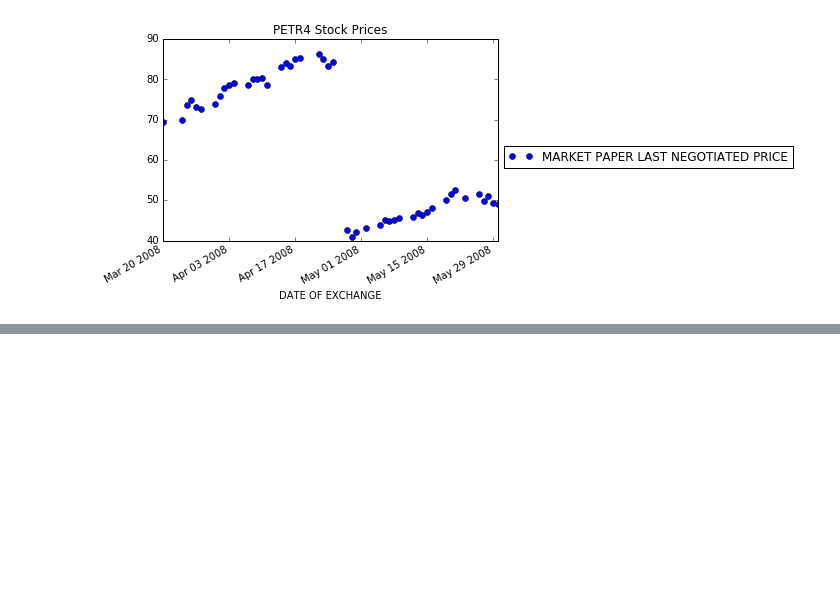
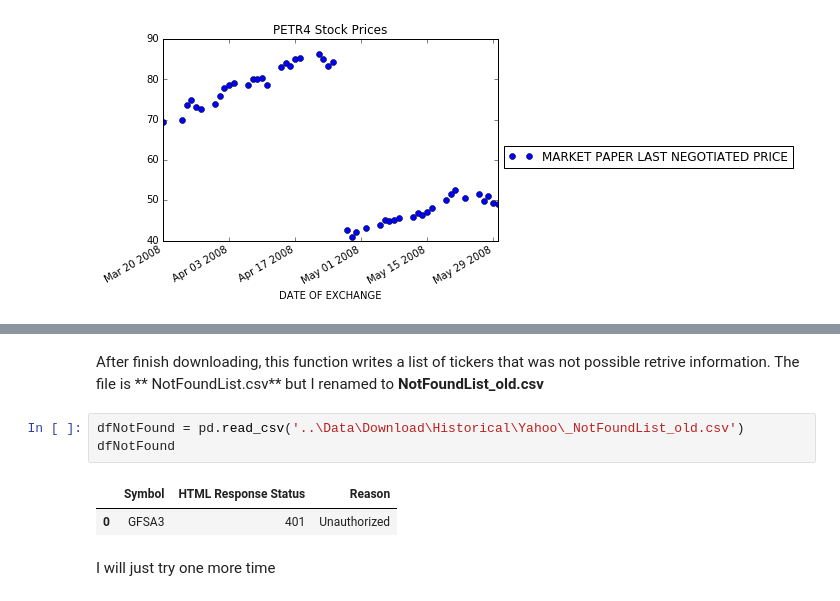
Before and after one commit to gabriel301/MLNanodregree, a Jupyter notebook: projects/capstone/CapstoneProject/Report/Capstone Report.ipynb, the cells around one changed output, grey strips where cells are left out. Saved outputs shown, nothing was run; the diff lists cells and outputs as text; blank space fills up the shorter version.

```diff
--- a/projects/capstone/CapstoneProject/Report/Capstone Report.ipynb
+++ b/projects/capstone/CapstoneProject/Report/Capstone Report.ipynb
@@ -262,0 +386,10 @@ dfPlot.plot(x='DATE OF EXCHANGE', y='MARKET PAPER LAST NEGOTIATED PRICE',
+# %% [markdown]
+After finish downloading, this function writes a list of tickers that was not possible retrive information. The file is ** NotFoundList.csv** but I renamed to **NotFoundList_old.csv**
+# %%
+dfNotFound = pd.read_csv('..\Data\Download\Historical\Yahoo\_NotFoundList_old.csv')
+dfNotFound
+# %% [output]
+|  | Symbol | HTML Response Status | Reason |
+| 0 | GFSA3 | 401 | Unauthorized |
+# %% [markdown]
+I will just try one more time
```
Also changed, not shown: parts of 20 cells of this notebook, 9 other files.
